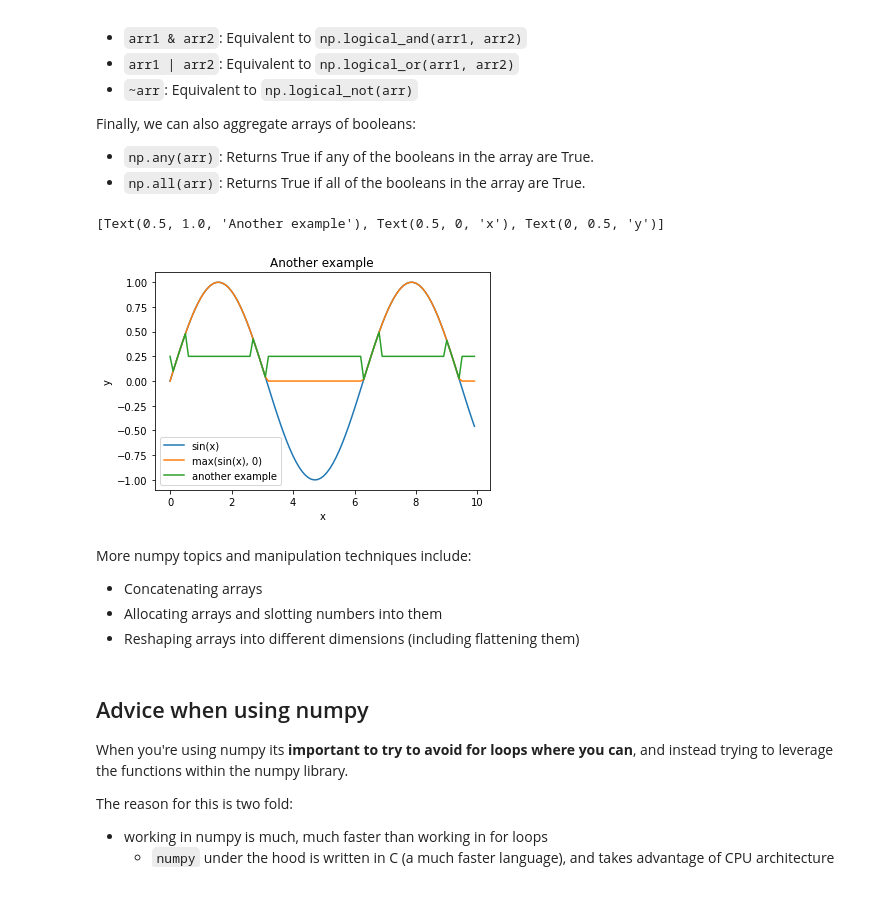
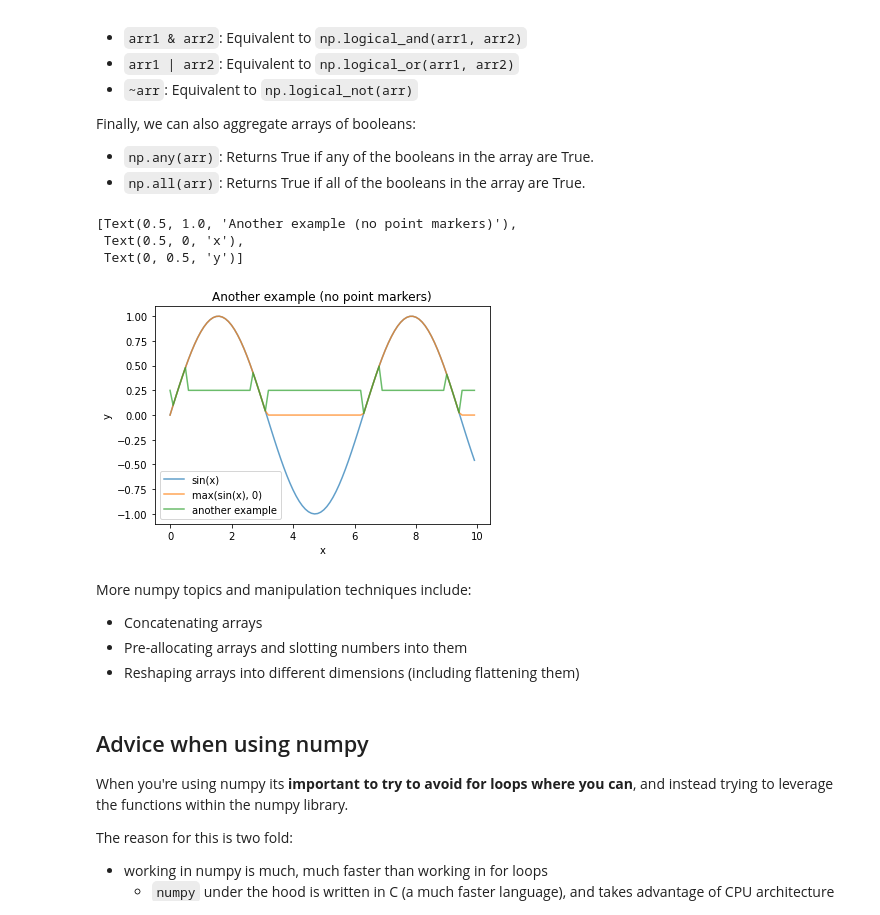
Before and after one commit to UWA-Maths-Union/mu-workshops, a Jupyter notebook: 2022/python/workshop2/workshop2-scientific-python.ipynb, the cells around one changed output. Saved outputs shown, nothing was run; the diff lists cells and outputs as text; code cells hidden in the pictures.

```diff
--- a/2022/python/workshop2/workshop2-scientific-python.ipynb
+++ b/2022/python/workshop2/workshop2-scientific-python.ipynb
@@ -468,19 +533,19 @@ print(array)
 # %%
 # Lets use masking to create the function f(x) = max(sin(x), 0)
-x = np.linspace(0, 10, 100, endpoint=False) # Create an array of 100 evenly spaced numbers between 0 and 10 (exclusive)
+n = 100 # Resolution
+x = np.linspace(0, 10, n, endpoint=False) # Create an array of 100 evenly spaced numbers between 0 and 10 (exclusive)
 
-y1 = np.sin(x)
-y2 = y1.copy() # Create a copy of y1
-mask = np.sin(x) < 0 # Create a mask array (True where sin(x) < 0)
-y2[mask] = 0 # Set the elements of array where sin(x) < 0 to 0
+f_x = np.sin(x)
+mask = f_x < 0 # Create a mask array (True where sin(x) < 0)
+f_x[mask] = 0 # Set the elements of array where sin(x) < 0 to 0
 
 
 
 # =======================================
 # Lets quickly plot this so we can see whats going on
 fig, ax = plt.subplots()
-ax.plot(x, y1, label="sin(x)")
-ax.plot(x, y2, label="max(sin(x), 0)")
+ax.plot(x, np.sin(x), label="sin(x)", marker = ".", markersize = 5, alpha = 0.7)
+ax.plot(x, f_x, label="max(sin(x), 0)", marker = ".", markersize = 5, alpha = 0.7)
 ax.legend()
 ax.set(
     title="sin(x) and max(sin(x), 0)",
@@ -508,30 +577,32 @@ Finally, we can also aggregate arrays of booleans:
 - `np.any(arr)`: Returns True if any of the booleans in the array are True.
 - `np.all(arr)`: Returns True if all of the booleans in the array are True.
 # %%
-y3 = y1.copy()
+g_x = np.sin(x)
 
-mask = (np.sin(x) > 0) & (np.sin(x) < 0.5) # True if 0 < sin(x) < 0.5
-y3[~mask] = 0.25
+mask = (g_x > 0) & (g_x < 0.5) # True if 0 < sin(x) < 0.5
+g_x[~mask] = 0.25
 
 # =======================================
 # Lets quickly plot this so we can see whats going on
 fig, ax = plt.subplots()
-ax.plot(x, y1, label="sin(x)")
-ax.plot(x, y2, label="max(sin(x), 0)")
-ax.plot(x, y3, label="another example")
+ax.plot(x, np.sin(x), label="sin(x)", alpha = 0.7)
+ax.plot(x, f_x, label="max(sin(x), 0)", alpha = 0.7)
+ax.plot(x, g_x, label="another example", alpha = 0.7)
 ax.legend()
 ax.set(
-    title="Another example",
+    title="Another example (no point markers)",
     xlabel="x",
     ylabel="y",
 )
 # %% [output]
-[Text(0.5, 1.0, 'Another example'), Text(0.5, 0, 'x'), Text(0, 0.5, 'y')]
+[Text(0.5, 1.0, 'Another example (no point markers)'),
+ Text(0.5, 0, 'x'),
+ Text(0, 0.5, 'y')]
-[figure, old version]
+[figure, new version]
 # %% [markdown]
 More numpy topics and manipulation techniques include:
 - Concatenating arrays
-- Allocating arrays and slotting numbers into them
+- Pre-allocating arrays and slotting numbers into them
 - Reshaping arrays into different dimensions (including flattening them)
 # %% [markdown]
 ## Advice when using numpy
```
Also changed, not shown: parts of 35 cells of this notebook.
